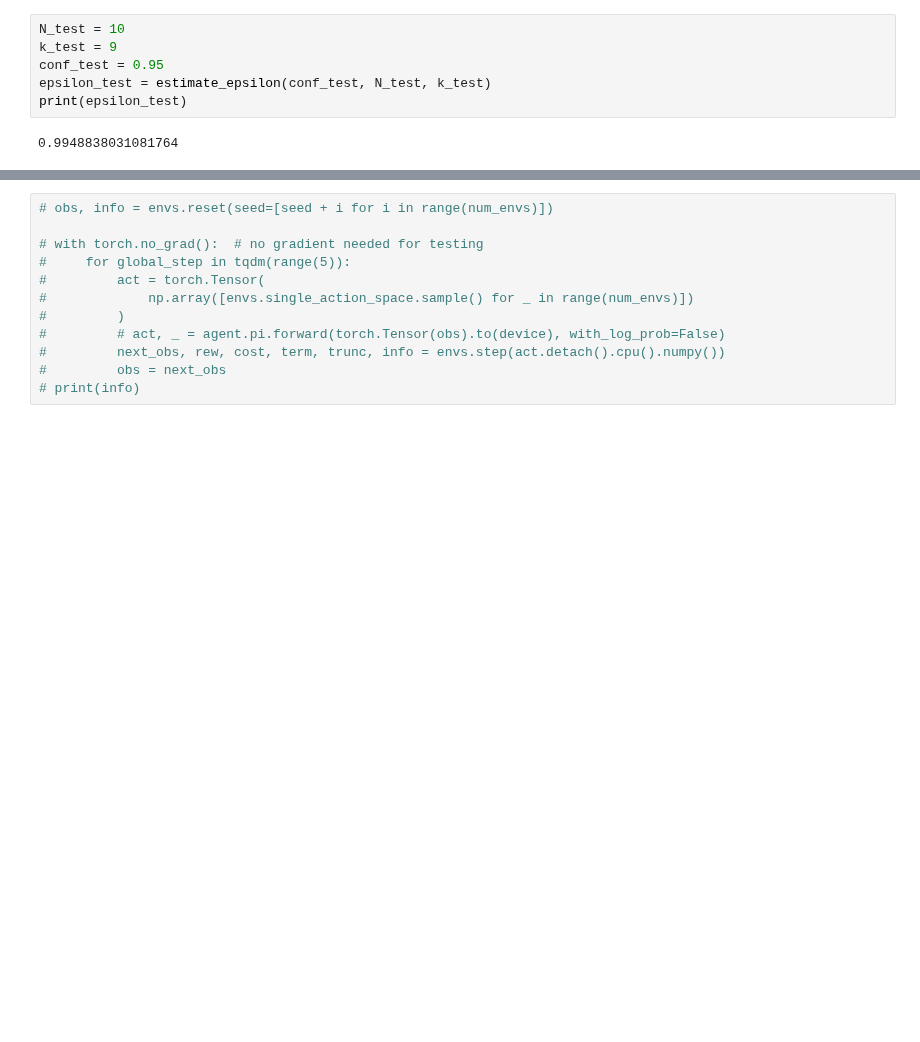
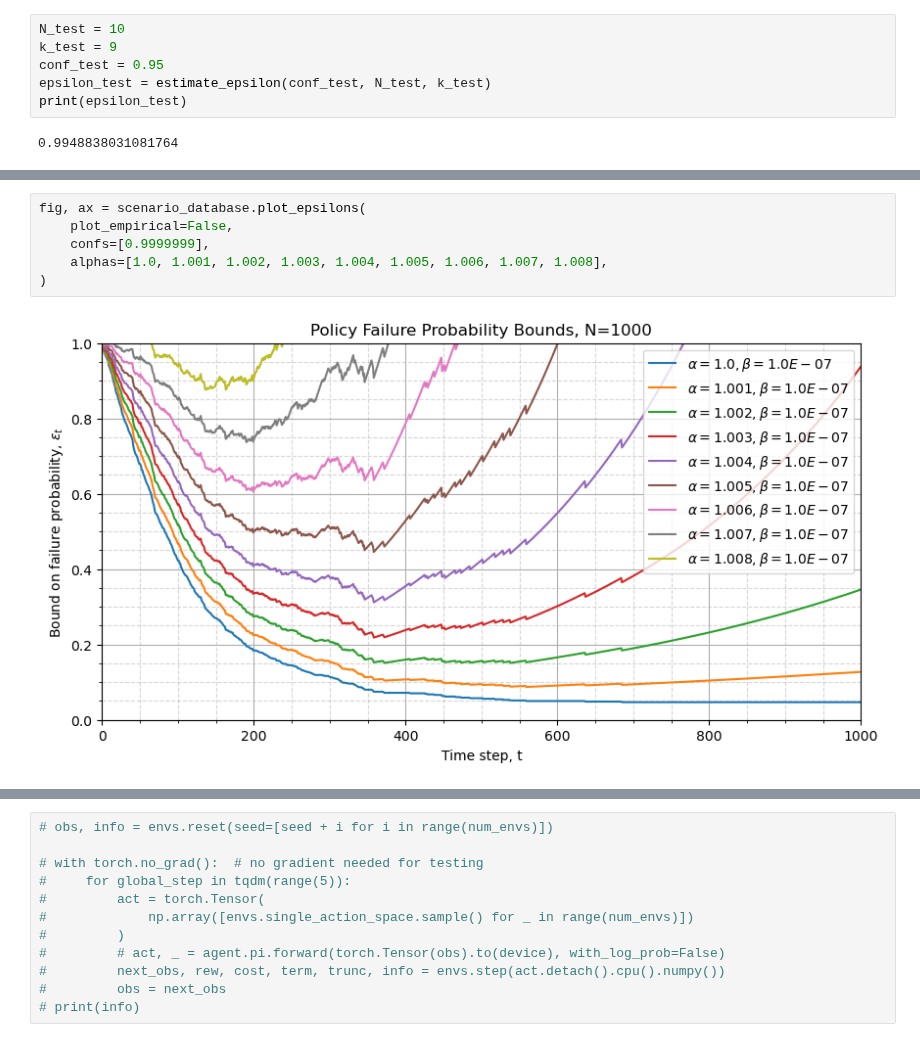
Before and after one commit to JacquesCloete/sport, a Jupyter notebook: notebooks/envs/testing_validation.ipynb, the cells around one changed output, grey strips where cells are left out. Cells and saved outputs as stored; diff of their text form; blank space fills up the shorter version.

```diff
--- a/notebooks/envs/testing_validation.ipynb
+++ b/notebooks/envs/testing_validation.ipynb
@@ -467,0 +189,8 @@ ax.title.set_text(title_str)
+# %%
+fig, ax = scenario_database.plot_epsilons(
+    plot_empirical=False,
+    confs=[0.9999999],
+    alphas=[1.0, 1.001, 1.002, 1.003, 1.004, 1.005, 1.006, 1.007, 1.008],
+)
+# %% [output]
+[figure, added]
```
Also changed, not shown: parts of 15 cells of this notebook, 1 other file.
